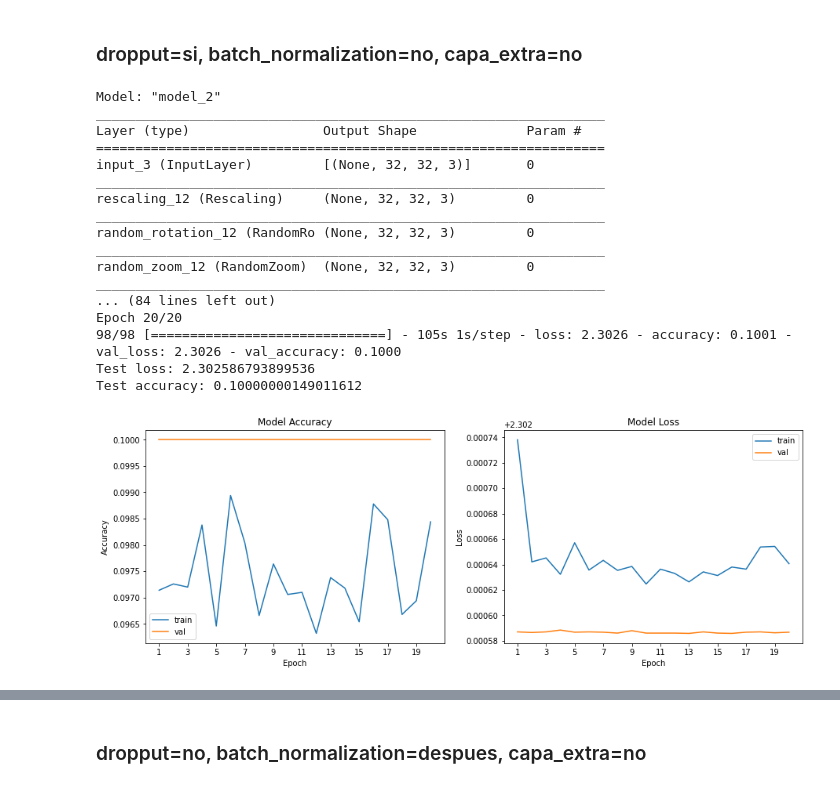
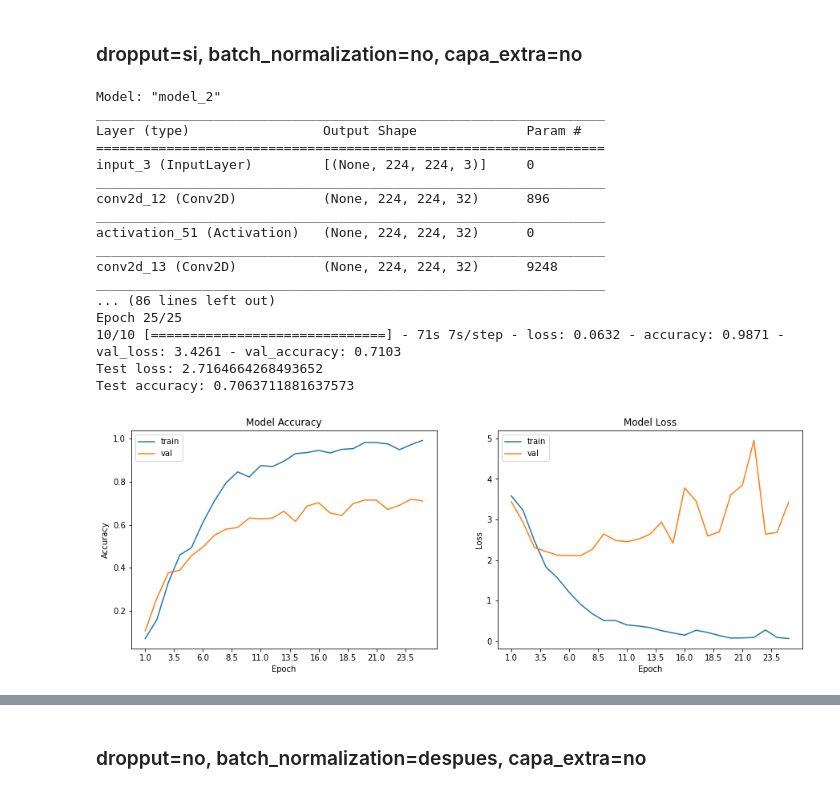
Before and after one commit to themrcesi/ComputerVision, a Jupyter notebook: Práctica4/senales_final.ipynb, the cells around one changed output, grey strips where cells are left out. Saved outputs shown, nothing was run; the diff lists cells and outputs as text; code cells hidden in the pictures.

```diff
--- a/Práctica4/senales_final.ipynb
+++ b/Práctica4/senales_final.ipynb
@@ -128,10 +133,11 @@ A continuación se definen las funciones necesarias para la creación de los mod
 from tensorflow.keras import Sequential
 from tensorflow.keras.models import Model
 from tensorflow.keras.layers import Dense, Dropout, Activation, Flatten, BatchNormalization, Input, Conv2D, MaxPooling2D
+from tensorflow.keras.initializers import RandomUniform
 from tensorflow.keras.layers import experimental
 
 def build_model_v1(dout=True, bn=True):
-    model = Sequential([experimental.preprocessing.Rescaling(1./255, input_shape=(32, 32, 3)),
+    model = Sequential([experimental.preprocessing.Rescaling(1./255, input_shape=(224, 224, 3)),
     experimental.preprocessing.RandomRotation(0.2),
     experimental.preprocessing.RandomZoom(.2),
     experimental.preprocessing.RandomFlip("horizontal")])
@@ -154,7 +160,7 @@ def build_model_v1(dout=True, bn=True):
     return model
 
 def build_model_v2(dout=True, bn=True):
-    model = Sequential([experimental.preprocessing.Rescaling(1./255, input_shape=(32, 32, 3)),
+    model = Sequential([experimental.preprocessing.Rescaling(1./255, input_shape=(224, 224, 3)),
     experimental.preprocessing.RandomRotation(0.2),
     experimental.preprocessing.RandomZoom(.2),
     experimental.preprocessing.RandomFlip("horizontal")])
@@ -188,7 +194,7 @@ def build_model_v2(dout=True, bn=True):
     return model
 
 def build_model_v3(dout=True, bn=True):
-    model = Sequential([experimental.preprocessing.Rescaling(1./255, input_shape=(32, 32, 3)),
+    model = Sequential([experimental.preprocessing.Rescaling(1./255, input_shape=(224, 224, 3)),
     experimental.preprocessing.RandomRotation(0.2),
     experimental.preprocessing.RandomZoom(.2),
     experimental.preprocessing.RandomFlip("horizontal")])
@@ -234,7 +240,7 @@ def create_block(block_input, n_filtros, bn, bn_before):
     return x
 
 def build_conv1(dout=True, bn=True, bn_before=True, extra_layer=False): # De https://www.kaggle.com/mahtabshaan/autoencoder-as-feature-extractor-cifar10
-    net_input = Input((32,32,3))
+    net_input = Input((224,224,3))
     x = net_input
     #x = experimental.preprocessing.Rescaling(1./255)(x)
     #x = experimental.preprocessing.RandomRotation(0.2)(x)
@@ -267,20 +273,24 @@ def initializer():
 
 def build_conv2(dout=True):
     cnn = Sequential()
-    cnn.add(Convolution2D(100, (7, 7), padding="same", input_shape=(224, 224, 3), activation='relu', bias_initializer=initializer()))
+    cnn.add(Conv2D(100, (7, 7), padding="same", input_shape=(224, 224, 3), activation='relu', bias_initializer=initializer()))
     cnn.add(MaxPooling2D(pool_size=(2, 2)))
+    cnn.add(Activation('tanh'))
 
-    cnn.add(Convolution2D(150, (4, 4), padding="same", bias_initializer=initializer()))
+    cnn.add(Conv2D(150, (4, 4), padding="same", bias_initializer=initializer()))
     cnn.add(MaxPooling2D(pool_size=(2, 2)))
+    cnn.add(Activation('tanh'))
 
-    cnn.add(Convolution2D(250, (4, 4), padding="same", bias_initializer=initializer()))
+    cnn.add(Conv2D(250, (4, 4), padding="same", bias_initializer=initializer()))
     cnn.add(MaxPooling2D(pool_size=(2, 2)))
+    cnn.add(Activation('tanh'))
 
     cnn.add(Flatten())
-    cnn.add(Dense(256, activation='relu', bias_initializer=initializer()))
+    cnn.add(Dense(300, activation='tanh', bias_initializer=initializer()))
     if dout:
         cnn.add(Dropout(0.5))
     cnn.add(Dense(43, activation='softmax', bias_initializer=initializer()))
+    return cnn
 # %% [markdown]
 # Experimentación
 ## Modelo ffNN 1
@@ -738,36 +748,36 @@ Training MLP took 3954.2219698429108 seconds
 # %%
 model = build_conv1(dout=True, bn=False, extra_layer=False)
 
 model.compile(optimizer='adam', loss='categorical_crossentropy', metrics=['accuracy'])
 model.summary()
 
 # Training
 start = time.time()
-history = model.fit(X_train, Y_train, batch_size=512, epochs=20, verbose=1, validation_data=(X_test, Y_test))
+history = model.fit(tr_signs, tr_labels, batch_size=64, epochs=25, verbose=1, validation_data=(va_signs, va_labels))
 end = time.time()
 
-loss, acc = model.evaluate(X_test, Y_test, verbose=0)
+loss, acc = model.evaluate(te_signs, te_labels, verbose=0)
 print('Test loss:', loss)
 print('Test accuracy:', acc)
 
 plot_model_history(history)
 print("Training MLP took " + str(end - start) + " seconds")
 # %% [output]
 Model: "model_2"
 _________________________________________________________________
 Layer (type)                 Output Shape              Param #
 =================================================================
-input_3 (InputLayer)         [(None, 32, 32, 3)]       0
+input_3 (InputLayer)         [(None, 224, 224, 3)]     0
 _________________________________________________________________
-rescaling_12 (Rescaling)     (None, 32, 32, 3)         0
+conv2d_12 (Conv2D)           (None, 224, 224, 32)      896
 _________________________________________________________________
-random_rotation_12 (RandomRo (None, 32, 32, 3)         0
+activation_51 (Activation)   (None, 224, 224, 32)      0
 _________________________________________________________________
-random_zoom_12 (RandomZoom)  (None, 32, 32, 3)         0
+conv2d_13 (Conv2D)           (None, 224, 224, 32)      9248
 _________________________________________________________________
-... (84 lines left out)
-Epoch 20/20
-98/98 [==============================] - 105s 1s/step - loss: 2.3026 - accuracy: 0.1001 - val_loss: 2.3026 - val_accuracy: 0.1000
-Test loss: 2.302586793899536
-Test accuracy: 0.10000000149011612
+... (86 lines left out)
+Epoch 25/25
+10/10 [==============================] - 71s 7s/step - loss: 0.0632 - accuracy: 0.9871 - val_loss: 3.4261 - val_accuracy: 0.7103
+Test loss: 2.7164664268493652
+Test accuracy: 0.7063711881637573
-[figure, old version]
+[figure, new version]
```
Also changed, not shown: parts of 24 cells of this notebook.
